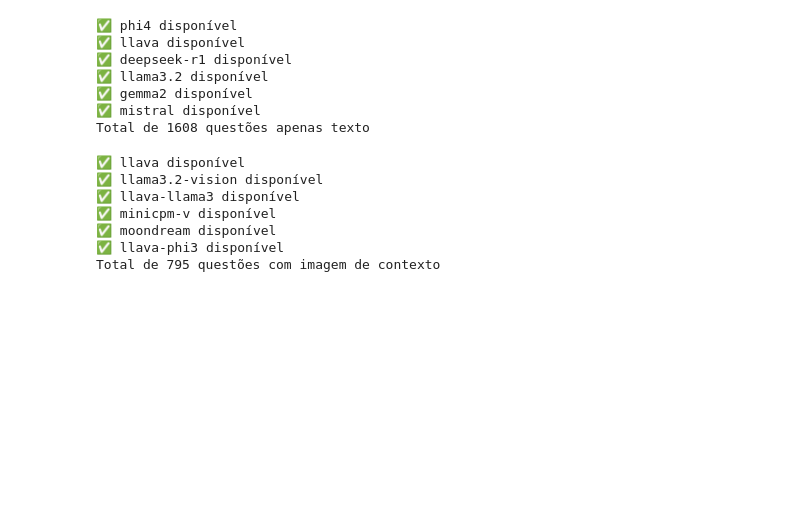
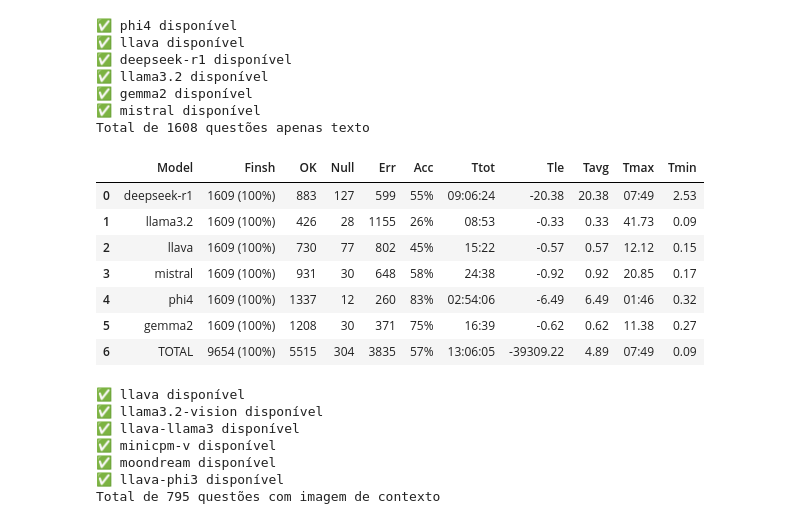
Before and after one commit to rubdelima/estuda-ia, a Jupyter notebook: 01-Predict.ipynb, the cells around one changed output. Saved outputs shown, nothing was run; the diff lists cells and outputs as text; code cells hidden in the pictures; blank space fills up the shorter version.

```diff
--- a/01-Predict.ipynb
+++ b/01-Predict.ipynb
@@ -27,12 +27,23 @@ Total de 1608 questões apenas texto
 # %%
 # Teste das Questões no Ollama
 
 from ollama_help.runner import test_ollama_models
+from utils import test_table
 
 test_ollama_models(
     models = sorted(avaliable_text_models, key=lambda x : len(x)),
     questions = text_questions,
-    model_type = None,
     predict_file ="./predict_data/text_predictions.json",
 )
+
+test_table("./predict_data/text_predictions.json", len(text_questions))
+# %% [output]
+|  | Model | Finsh | OK | Null | Err | Acc | Ttot | Tle | Tavg | Tmax | Tmin |
+| 0 | deepseek-r1 | 1609 (100%) | 883 | 127 | 599 | 55% | 09:06:24 | -20.38 | 20.38 | 07:49 | 2.53 |
+| 1 | llama3.2 | 1609 (100%) | 426 | 28 | 1155 | 26% | 08:53 | -0.33 | 0.33 | 41.73 | 0.09 |
+| 2 | llava | 1609 (100%) | 730 | 77 | 802 | 45% | 15:22 | -0.57 | 0.57 | 12.12 | 0.15 |
+| 3 | mistral | 1609 (100%) | 931 | 30 | 648 | 58% | 24:38 | -0.92 | 0.92 | 20.85 | 0.17 |
+| 4 | phi4 | 1609 (100%) | 1337 | 12 | 260 | 83% | 02:54:06 | -6.49 | 6.49 | 01:46 | 0.32 |
+| 5 | gemma2 | 1609 (100%) | 1208 | 30 | 371 | 75% | 16:39 | -0.62 | 0.62 | 11.38 | 0.27 |
+| 6 | TOTAL | 9654 (100%) | 5515 | 304 | 3835 | 57% | 13:06:05 | -39309.22 | 4.89 | 07:49 | 0.09 |
 # %%
```
Also changed, not shown: parts of 5 cells of this notebook, 7 other files.
